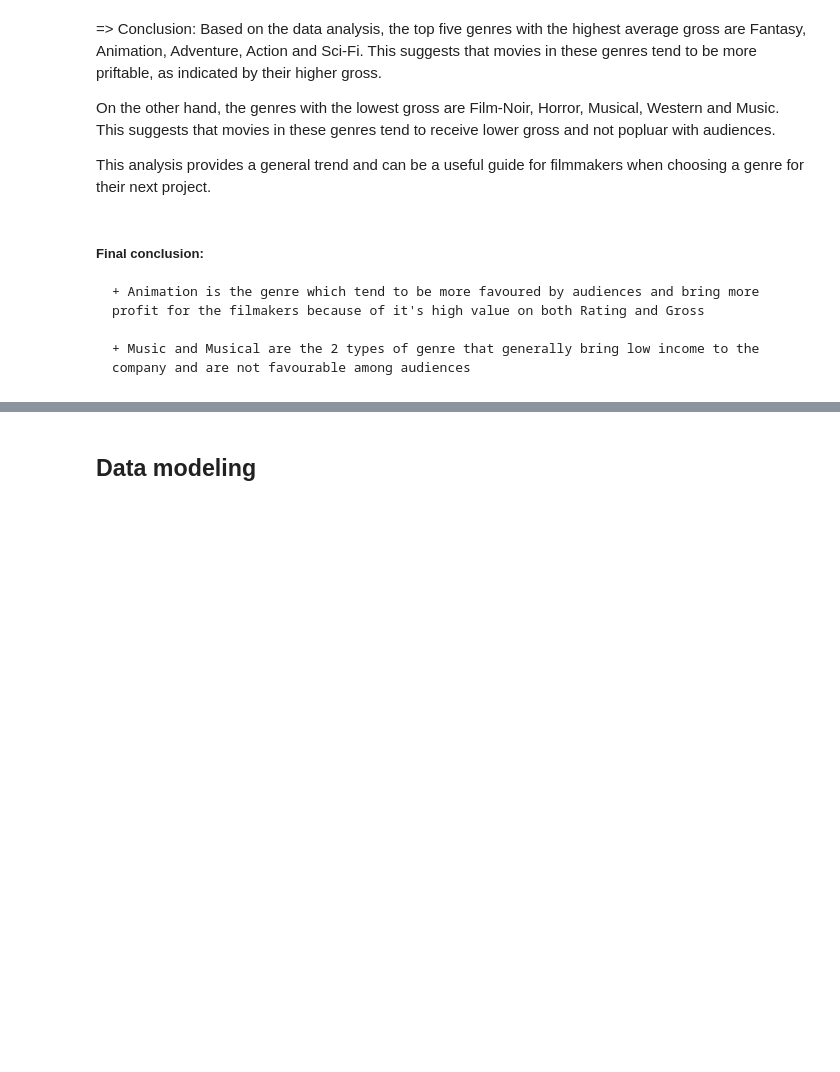
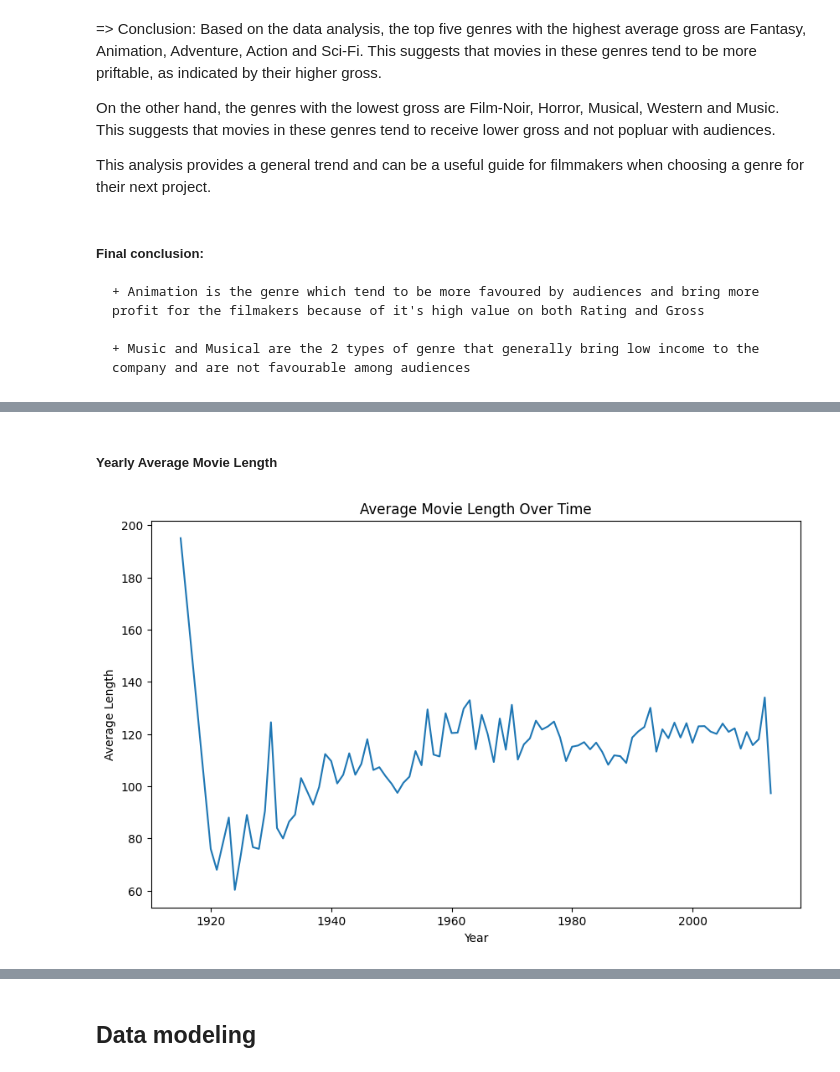
Before and after one commit to trandainien1/IntroDS_Final_Project, a Jupyter notebook: main.ipynb, the cells around one changed output, grey strips where cells are left out. Cells and saved outputs as stored; diff of their text form; code cells hidden in the pictures; blank space fills up the shorter version.

Commit message:
Finish question 2 for exploration
Question 2: How have the movie lengths and genres evolved over the year?

```diff
--- a/main.ipynb
+++ b/main.ipynb
@@ -696,0 +711,15 @@ This analysis provides a general trend and can be a useful guide for filmmakers
+# %% [markdown]
+##### Yearly Average Movie Length
+# %%
+# Group by year and calculate the average length
+average_lengths = data_film.groupby('Year')['Length'].mean()
+
+# Plot the data
+plt.figure(figsize=(10, 6))
+average_lengths.plot(kind='line')
+plt.title('Average Movie Length Over Time')
+plt.xlabel('Year')
+plt.ylabel('Average Length')
+plt.show()
+# %% [output]
+[figure, added]
```
Also changed, not shown: parts of 8 cells of this notebook.
